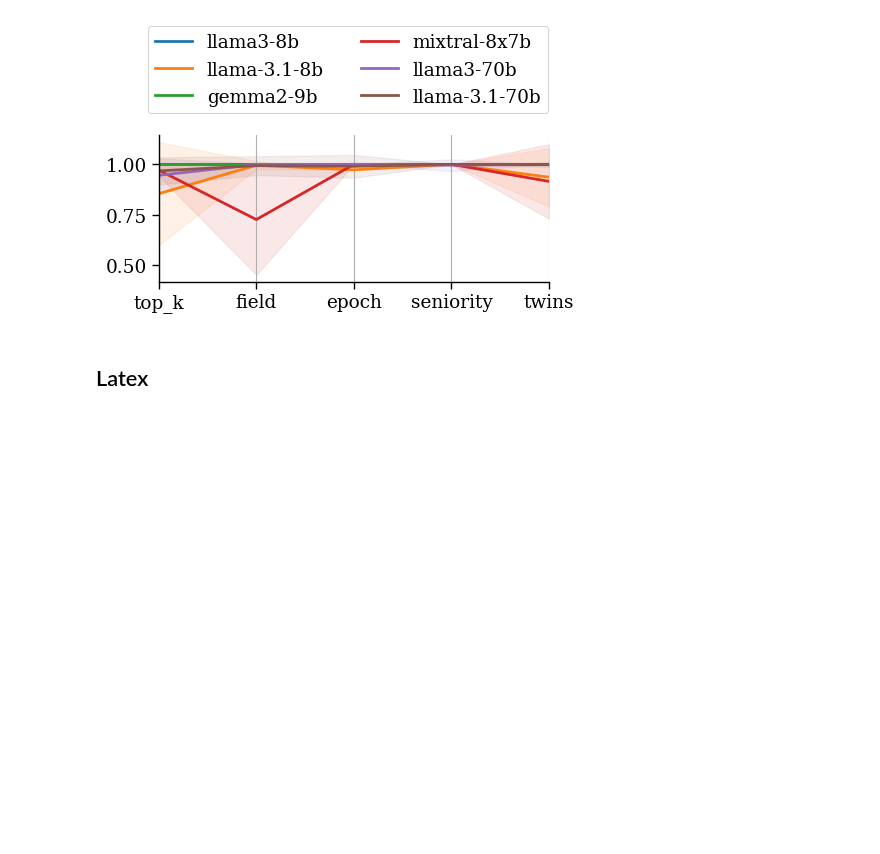
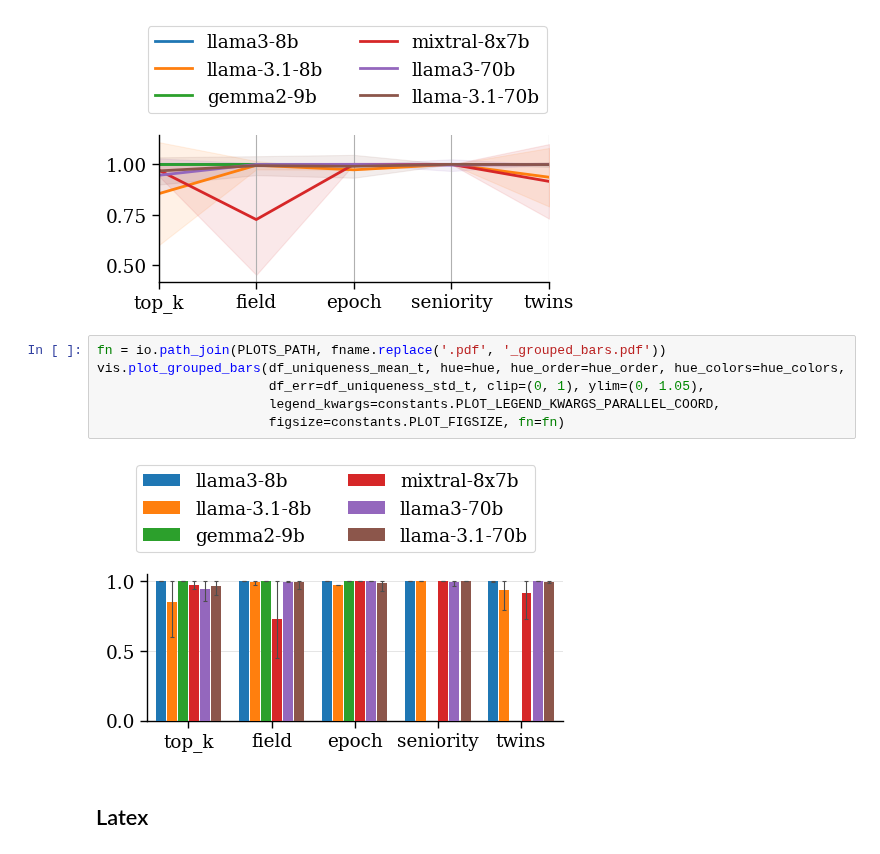
Before and after one commit to CSHVienna/LLMScholarBench, a Jupyter notebook: Auditor/notebooks/2_consistency.ipynb, the cells around one changed output. Cells and saved outputs as stored; diff of their text form; blank space fills up the shorter version.

```diff
--- a/Auditor/notebooks/2_consistency.ipynb
+++ b/Auditor/notebooks/2_consistency.ipynb
@@ -165,6 +173,14 @@ vis.plot_parallel_coords(df_uniqueness_mean_t, hue=hue, hue_order=hue_order, hue
                          fn=fn)
 # %% [output]
 [figure]
+# %%
+fn = io.path_join(PLOTS_PATH, fname.replace('.pdf', '_grouped_bars.pdf'))
+vis.plot_grouped_bars(df_uniqueness_mean_t, hue=hue, hue_order=hue_order, hue_colors=hue_colors,
+                      df_err=df_uniqueness_std_t, clip=(0, 1), ylim=(0, 1.05),
+                      legend_kwargs=constants.PLOT_LEGEND_KWARGS_PARALLEL_COORD,
+                      figsize=constants.PLOT_FIGSIZE, fn=fn)
+# %% [output]
+[figure, added]
 # %% [markdown]
 ## Latex
 # %%
```
Also changed, not shown: parts of 1 cell of this notebook, 3 other files.
